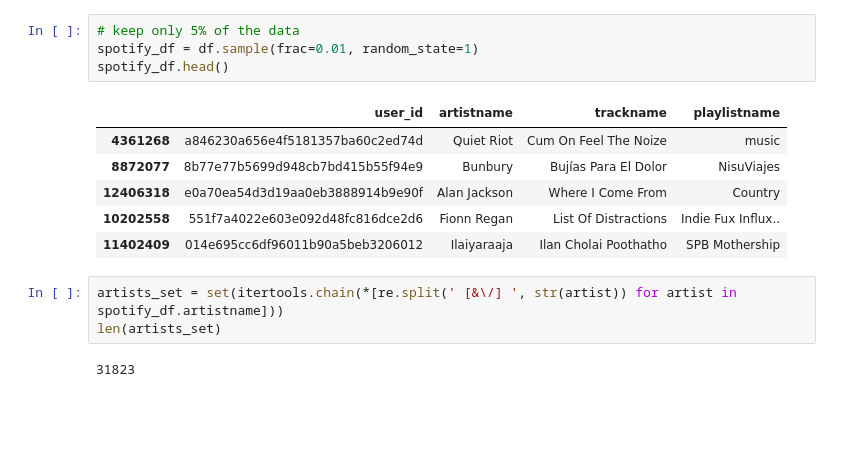
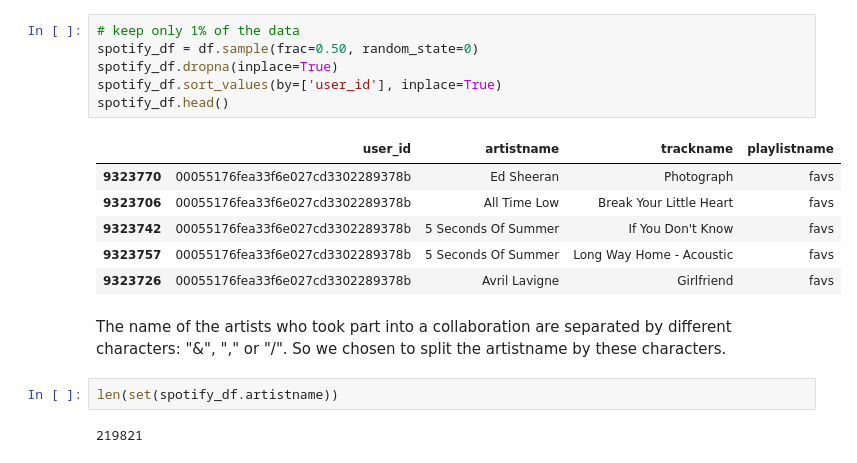
Before and after one commit to bakos97/Final-project-Social-Graphs, a Jupyter notebook: notebooks/dataset_loading.ipynb, the cells around one changed output. Saved outputs shown, nothing was run; the diff lists cells and outputs as text; blank space fills up the shorter version.

```diff
--- a/notebooks/dataset_loading.ipynb
+++ b/notebooks/dataset_loading.ipynb
@@ -21,18 +42,21 @@ df.head()
 | 3 | 9cc0cfd4d7d7885102480dd99e7a90d6 | Elvis Costello & The Attractions | Accidents Will Happen | HARD ROCK 2010 |
 | 4 | 9cc0cfd4d7d7885102480dd99e7a90d6 | Elvis Costello | Alison | HARD ROCK 2010 |
 # %%
-# keep only 5% of the data
-spotify_df = df.sample(frac=0.01, random_state=1)
+# keep only 1% of the data
+spotify_df = df.sample(frac=0.50, random_state=0)
+spotify_df.dropna(inplace=True)
+spotify_df.sort_values(by=['user_id'], inplace=True)
 spotify_df.head()
 # %% [output]
 |  | user_id | artistname | trackname | playlistname |
-| 4361268 | a846230a656e4f5181357ba60c2ed74d | Quiet Riot | Cum On Feel The Noize | music |
-| 8872077 | 8b77e77b5699d948cb7bd415b55f94e9 | Bunbury | Bujías Para El Dolor | NisuViajes |
-| 12406318 | e0a70ea54d3d19aa0eb3888914b9e90f | Alan Jackson | Where I Come From | Country |
-| 10202558 | 551f7a4022e603e092d48fc816dce2d6 | Fionn Regan | List Of Distractions | Indie Fux Influx.. |
-| 11402409 | 014e695cc6df96011b90a5beb3206012 | Ilaiyaraaja | Ilan Cholai Poothatho | SPB Mothership |
+| 9323770 | 00055176fea33f6e027cd3302289378b | Ed Sheeran | Photograph | favs |
+| 9323706 | 00055176fea33f6e027cd3302289378b | All Time Low | Break Your Little Heart | favs |
+| 9323742 | 00055176fea33f6e027cd3302289378b | 5 Seconds Of Summer | If You Don't Know | favs |
+| 9323757 | 00055176fea33f6e027cd3302289378b | 5 Seconds Of Summer | Long Way Home - Acoustic | favs |
+| 9323726 | 00055176fea33f6e027cd3302289378b | Avril Lavigne | Girlfriend | favs |
-# %%
-artists_set = set(itertools.chain(*[re.split(' [&\/] ', str(artist)) for artist in spotify_df.artistname]))
-len(artists_set)
-# %% [output]
-31823
+# %% [markdown]
+The name of the artists who took part into a collaboration are separated by different characters: "&", "," or "/". So we chosen to split the artistname by these characters.
+# %%
+len(set(spotify_df.artistname))
+# %% [output]
+219821
```
Also changed, not shown: parts of 33 cells of this notebook.
